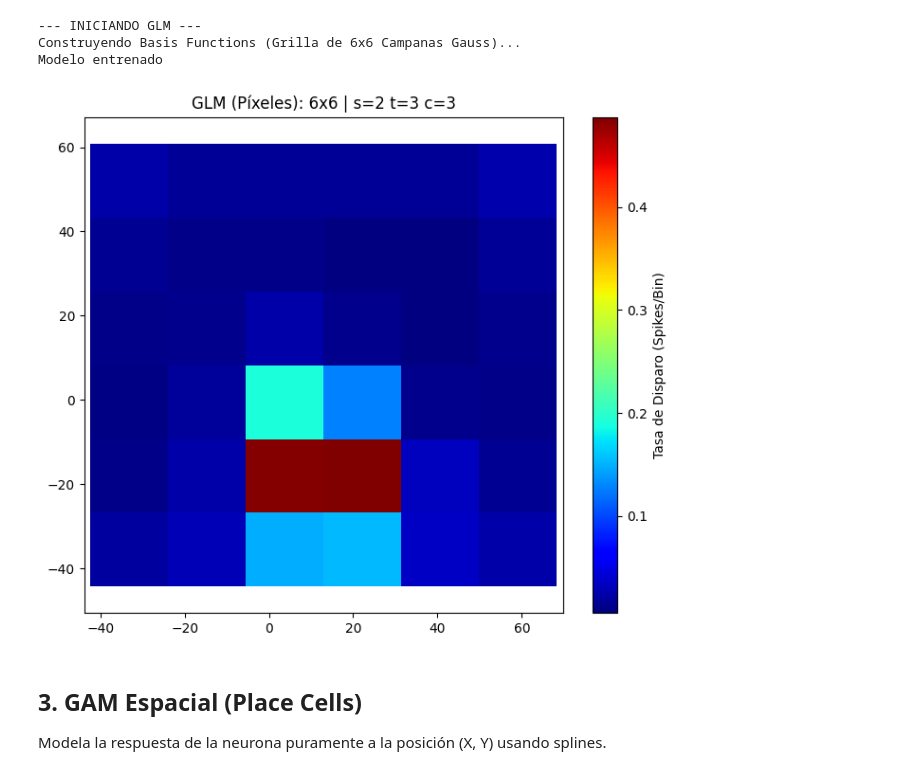
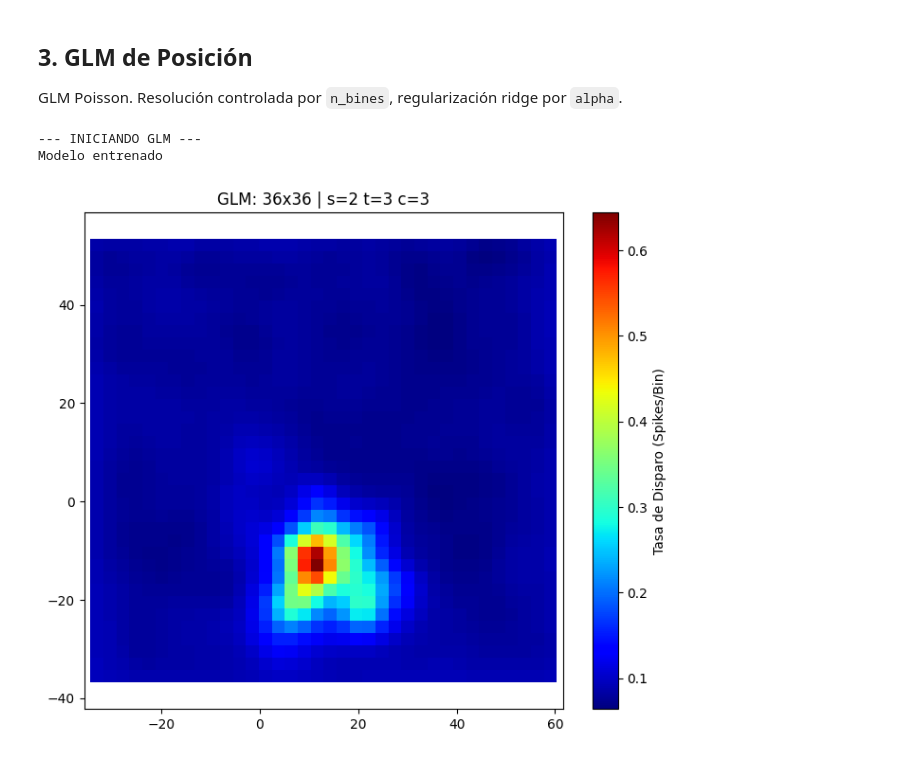
Before and after one commit to tomasroko1/Octodon-Degus, a Jupyter notebook: playground.ipynb, the cells around one changed output. Drawn from its saved outputs; the diff is of its cells as text; code cells hidden in the pictures.

```diff
--- a/playground.ipynb
+++ b/playground.ipynb
@@ -14 +46,9 @@ from scripts.utils import (
+# %%
+# ---- Parámetros de la neurona ----
+sesion  = 2
+tetrodo = 3
+neurona = 3
+
+# ---- Parámetros temporales ----
+bin_size = 0.1  # segundos por bin
 # %% [markdown]
@@ -17,5 +56,0 @@ Trayectoria completa y puntos donde disparó la neurona.
-# %%
-sesion, tetrodo, neurona = 2, 3, 3
-bin_size = 0.1
-
-firing_map(sesion, tetrodo, neurona)
@@ -27,10 +62,9 @@ firing_map(sesion, tetrodo, neurona)
+# %% [markdown]
+## 3. GLM de Posición
+GLM Poisson. Resolución controlada por `n_bines`, regularización ridge por `alpha`.
 # %%
-glm_position(sesion, tetrodo, neurona, 6, 0.0010)
+glm_position(sesion, tetrodo, neurona, n_bines=36, alpha=0.01)
 # %% [output]
 --- INICIANDO GLM ---
-Construyendo Basis Functions (Grilla de 6x6 Campanas Gauss)...
 Modelo entrenado
-[figure, old version]
+[figure, new version]
-# %% [markdown]
-## 3. GAM Espacial (Place Cells)
-Modela la respuesta de la neurona puramente a la posición (X, Y) usando splines.
```
Also changed, not shown: parts of 32 cells of this notebook, 8 other files.
